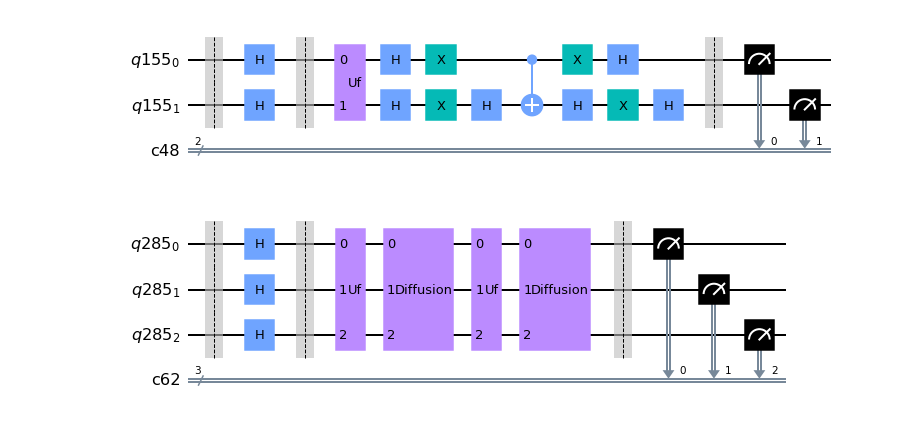
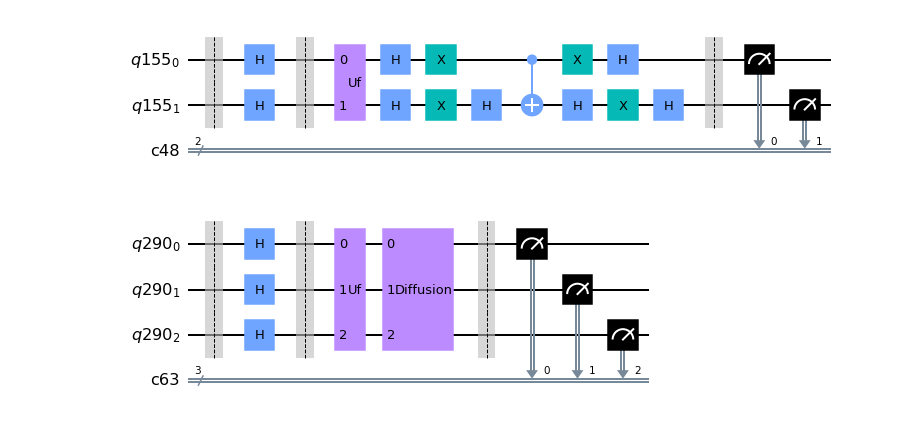
Before and after one commit to Panichito/QPC-Lab, a Jupyter notebook: lect8_lab/grover_firsttry.ipynb, the cells around one changed output. Drawn from its saved outputs; the diff is of its cells as text; code cells hidden in the pictures.

Commit message:
in case u want search multiple items

```diff
--- a/lect8_lab/grover_firsttry.ipynb
+++ b/lect8_lab/grover_firsttry.ipynb
@@ -139,43 +139,47 @@ if barriers:
     groverCircuit.barrier()
 
 uf=Operator([  # Apply quantum oracle (101)
-    [1, 0, 0, 0, 0, 0, 0, 0],  # 000
+    [-1, 0, 0, 0, 0, 0, 0, 0],  # 000
     [0, 1, 0, 0, 0, 0, 0, 0],  # 001
     [0, 0, 1, 0, 0, 0, 0, 0],  # 010
     [0, 0, 0, 1, 0, 0, 0, 0],  # 011
     [0, 0, 0, 0, 1, 0, 0, 0],  # 100
     [0, 0, 0, 0, 0, -1, 0, 0],  # 101
     [0, 0, 0, 0, 0, 0, 1, 0],  # 110
     [0, 0, 0, 0, 0, 0, 0, 1],  # 111
 ])
 
 D=Operator([  # Diffusion operator
     [-3/4, 1/4, 1/4, 1/4, 1/4, 1/4, 1/4, 1/4],
     [1/4, -3/4, 1/4, 1/4, 1/4, 1/4, 1/4, 1/4],
     [1/4, 1/4, -3/4, 1/4, 1/4, 1/4, 1/4, 1/4],
     [1/4, 1/4, 1/4, -3/4, 1/4, 1/4, 1/4, 1/4],
     [1/4, 1/4, 1/4, 1/4, -3/4, 1/4, 1/4, 1/4],
     [1/4, 1/4, 1/4, 1/4, 1/4, -3/4, 1/4, 1/4],
     [1/4, 1/4, 1/4, 1/4, 1/4, 1/4, -3/4, 1/4],
     [1/4, 1/4, 1/4, 1/4, 1/4, 1/4, 1/4, -3/4],
 ])
 
 # pi/4 sqrt(2^n) where n = 3, run ~ 2.22 times
-groverCircuit.unitary(uf, [qr[0], qr[1], qr[2]], label='Uf')
-groverCircuit.unitary(D, [qr[0], qr[1], qr[2]], label='Diffusion')
+#groverCircuit.unitary(uf, [qr[0], qr[1], qr[2]], label='Uf')
+#groverCircuit.unitary(D, [qr[0], qr[1], qr[2]], label='Diffusion')
+#groverCircuit.unitary(uf, [qr[0], qr[1], qr[2]], label='Uf')
+#groverCircuit.unitary(D, [qr[0], qr[1], qr[2]], label='Diffusion')
+
+# pi/4 sqrt(2^n/M) where n = 3, M=2, run ~ 1.7 times  กรณีต้องการ search หลายตัว
 groverCircuit.unitary(uf, [qr[0], qr[1], qr[2]], label='Uf')
 groverCircuit.unitary(D, [qr[0], qr[1], qr[2]], label='Diffusion')
 
 if barriers:
     groverCircuit.barrier()
 
 groverCircuit.measure(qr[0], cr[0])
 groverCircuit.measure(qr[1], cr[1])
 groverCircuit.measure(qr[2], cr[2])
 
 groverCircuit.draw(output='mpl')
 # %% [output]
-[figure, old version]
+[figure, new version]
 # %%
 backend=BasicAer.get_backend('qasm_simulator')
 shots=1024
```
Also changed, not shown: parts of 1 cell of this notebook.
